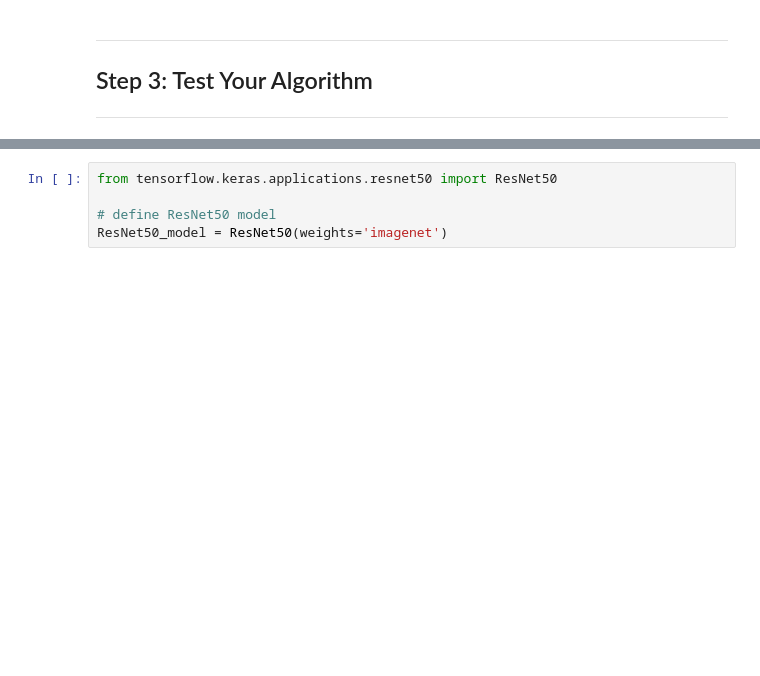
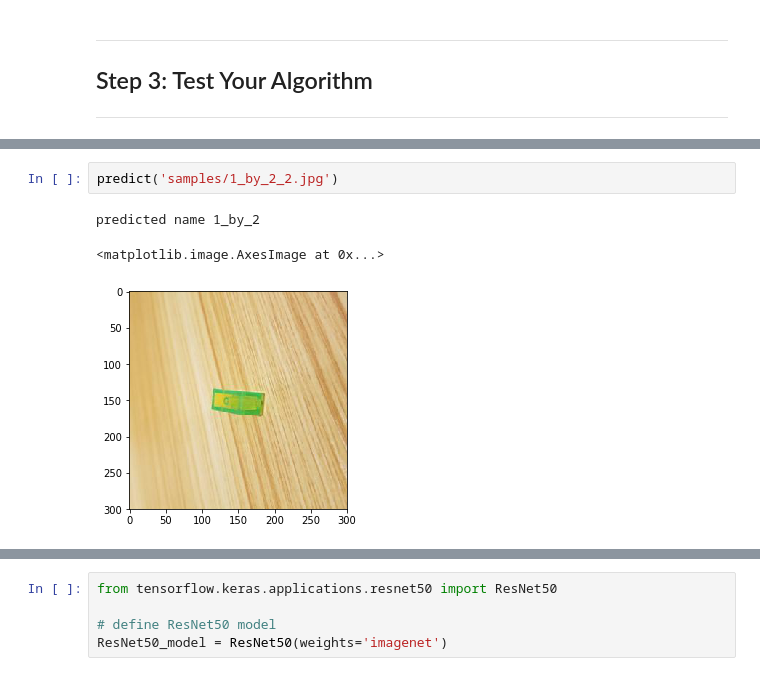
Before and after one commit to ikrambabai/ml-capstone, a Jupyter notebook: capstone.ipynb, the cells around one changed output, grey strips where cells are left out. Drawn from its saved outputs; the diff is of its cells as text; blank space fills up the shorter version.

```diff
--- a/capstone.ipynb
+++ b/capstone.ipynb
@@ -537,0 +363,6 @@ This is a dog and the breed is Poodle
+# %%
+predict('samples/1_by_2_2.jpg')
+# %% [output]
+predicted name 1_by_2
+<matplotlib.image.AxesImage at 0x...>
+[figure, added]
```
Also changed, not shown: parts of 46 cells of this notebook.
